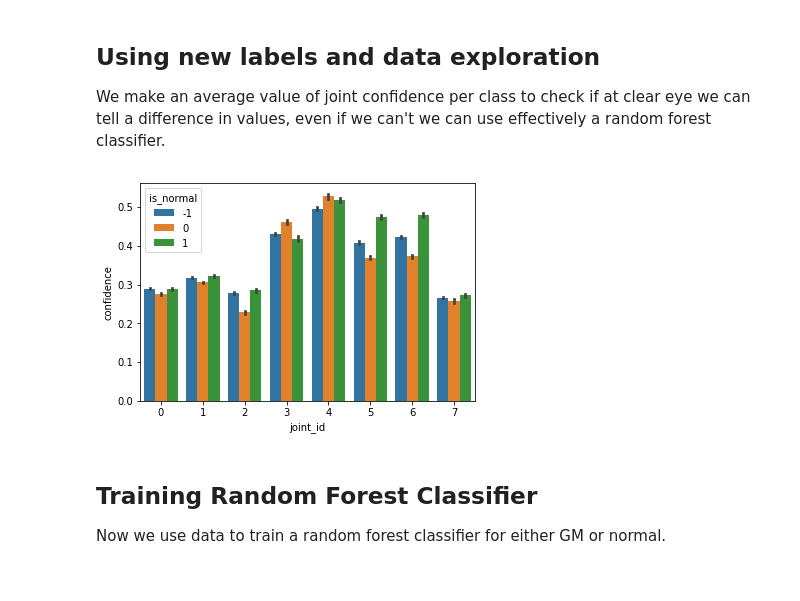
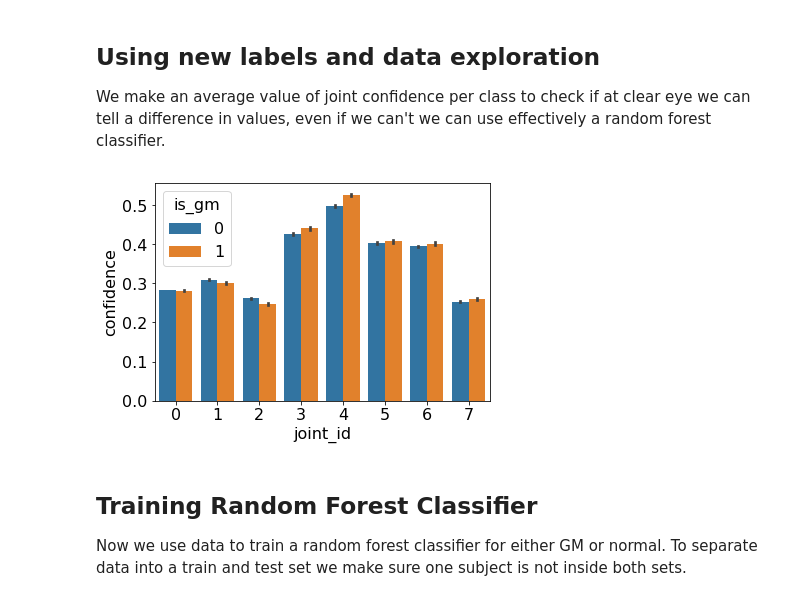
Before and after one commit to harrisonford/mybabybrain-model, a Jupyter notebook: classification_model.ipynb, the cells around one changed output. Cells and saved outputs as stored; diff of their text form; code cells hidden in the pictures.

```diff
--- a/classification_model.ipynb
+++ b/classification_model.ipynb
@@ -86,20 +86,21 @@ forest classifier.
 # %%
 import pandas as pd
 import seaborn as sns
 import matplotlib.pyplot as plt
 
 # get the data frame
 input_path = 'D:/babybrain/confidences.csv'
 data = pd.read_csv(input_path)
 
 # create a simple graph with seaborn
-graph = sns.barplot(x='joint_id', y='confidence', hue='is_normal', data=data)
+graph = sns.barplot(x='joint_id', y='confidence', hue='is_gm', data=data)
 plt.show()
 # %% [output]
-[figure, old version]
+[figure, new version]
 # %% [markdown]
 ## Training Random Forest Classifier
-Now we use data to train a random forest classifier for either GM or normal.
+Now we use data to train a random forest classifier for either GM or normal. To separate data into
+a train and test set we make sure one subject is not inside both sets.
 # %%
 import numpy as np
 import pandas as pd
```
Also changed, not shown: parts of 7 cells of this notebook, 1 other file.
